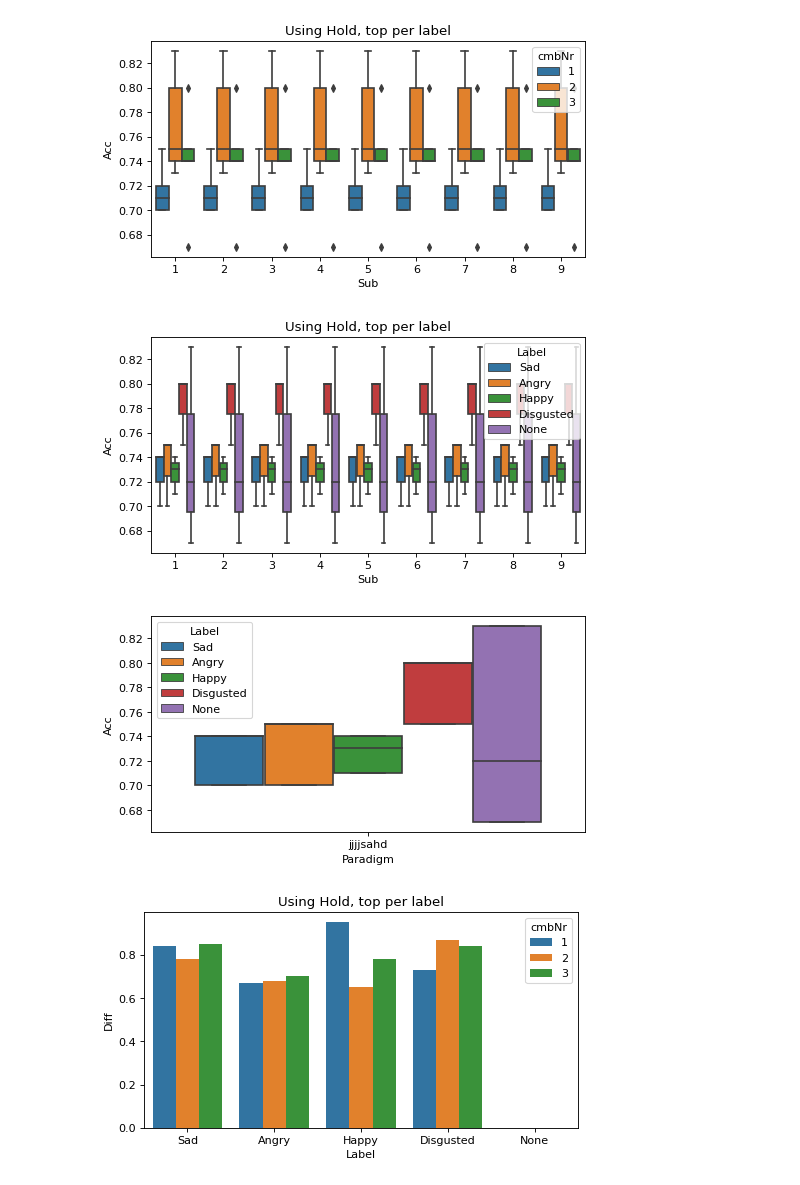
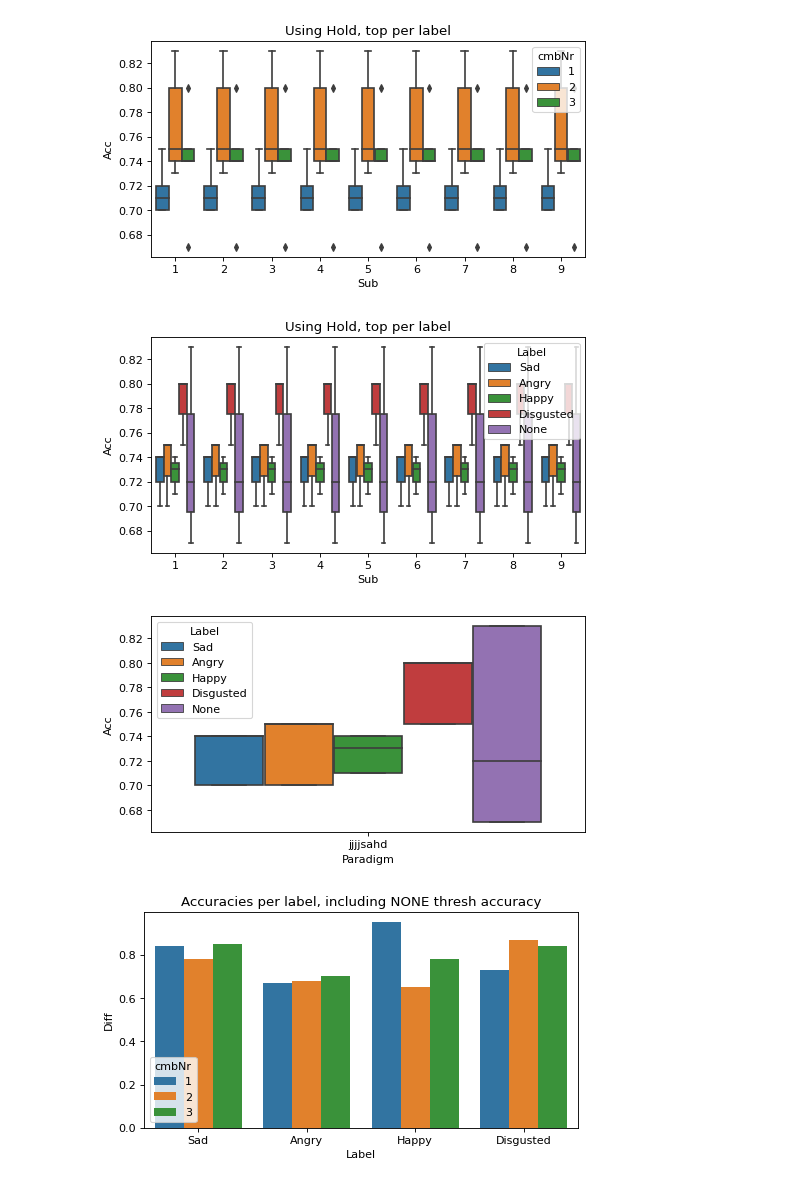
Before and after one commit to JuliaAlmaLuna/InnerSpeechEEGDecoding, a Jupyter notebook: plotting.ipynb, the cells around one changed output. Cells and saved outputs as stored; diff of their text form; code cells hidden in the pictures.

Commit message:
forUsingNone

```diff
--- a/plotting.ipynb
+++ b/plotting.ipynb
@@ -371,9 +371,11 @@ pd.to_numeric(results["Acc"])
 # plt.figure()
 # sns.boxplot(data = comboNrFrames[highestCombo-1], y="Acc", x = "Label")
 # plt.show()
+
+notNone = results.loc[results['Label'] != "None"]
 plt.figure(figsize=[7,3.5])
-plt.title("Using Hold, top per label")
-sns.boxplot(data = results, y="Acc", x = "Paradigm", hue = "cmbNr")
+plt.title("Best Accuracies over 4 labels, per feature combination size")
+sns.boxplot(data = notNone, y="Acc", x = "Paradigm", hue = "cmbNr")
 plt.show()
 plt.figure(figsize=[7,3.5])
 plt.title("Using Hold, top per label")
@@ -387,8 +389,8 @@ plt.figure(figsize=[7,3.5])
 sns.boxplot(data = results, y="Acc", x = "Paradigm", hue= "Label")
 plt.show()
 plt.figure(figsize=[7,3.5])
-plt.title("Using Hold, top per label")
-sns.barplot(data = results, y="Diff", x = "Label", hue = "cmbNr")
+plt.title("Accuracies per label, including NONE thresh accuracy")
+sns.barplot(data = notNone, y="Diff", x = "Label", hue = "cmbNr")
 plt.show()
 
 # plt.figure(figsize=[7,3.5])
@@ -401,7 +403,7 @@ plt.show()
 [figure]
 [figure]
 [figure]
-[figure, old version]
+[figure, new version]
 # %%
 # Not Using Hold, top per subj avg
 genSavePath = f"{os.getcwd()}/{resultFolder}topFeaturesResults/"
```
Also changed, not shown: parts of 6 cells of this notebook, 2 other files.
